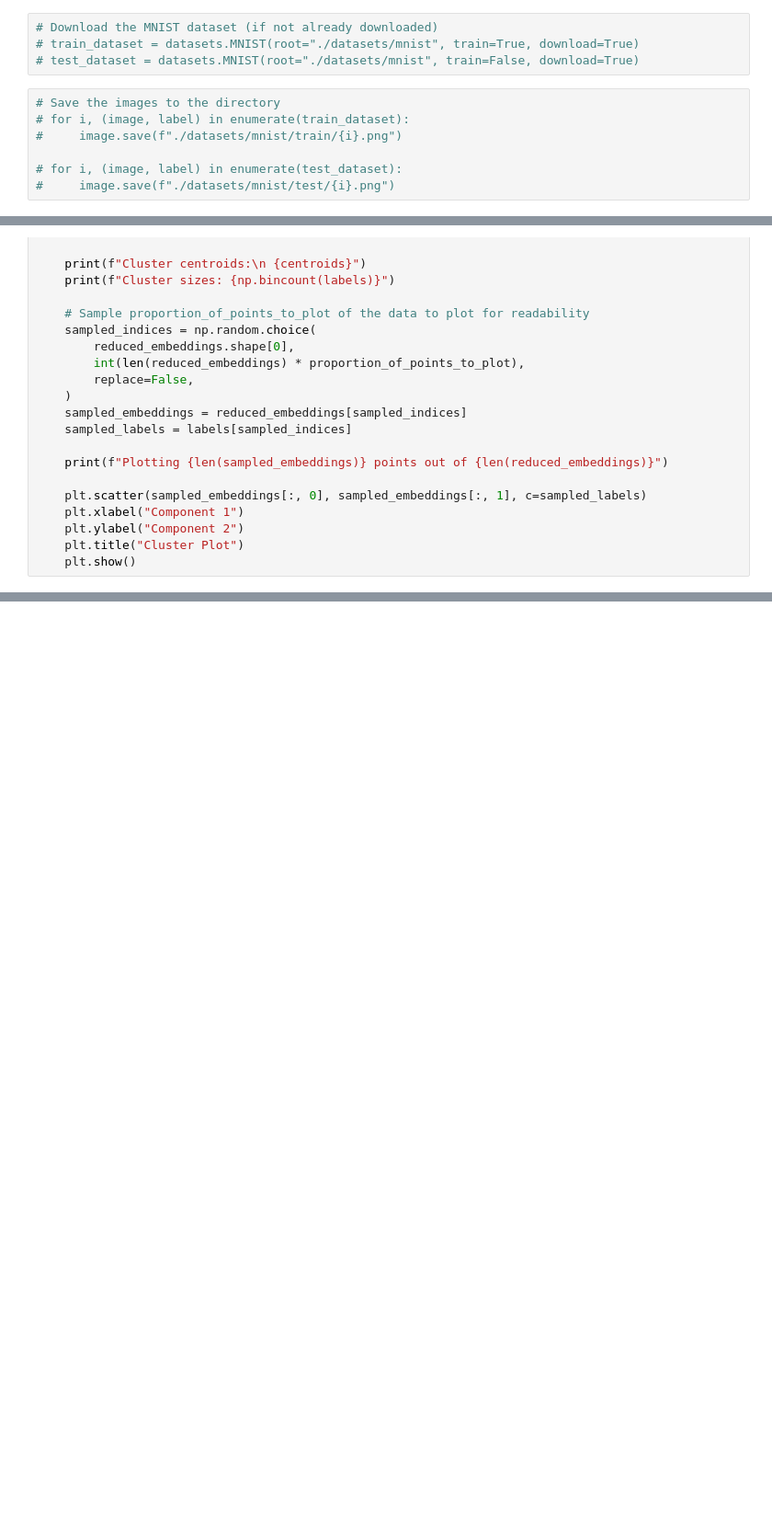
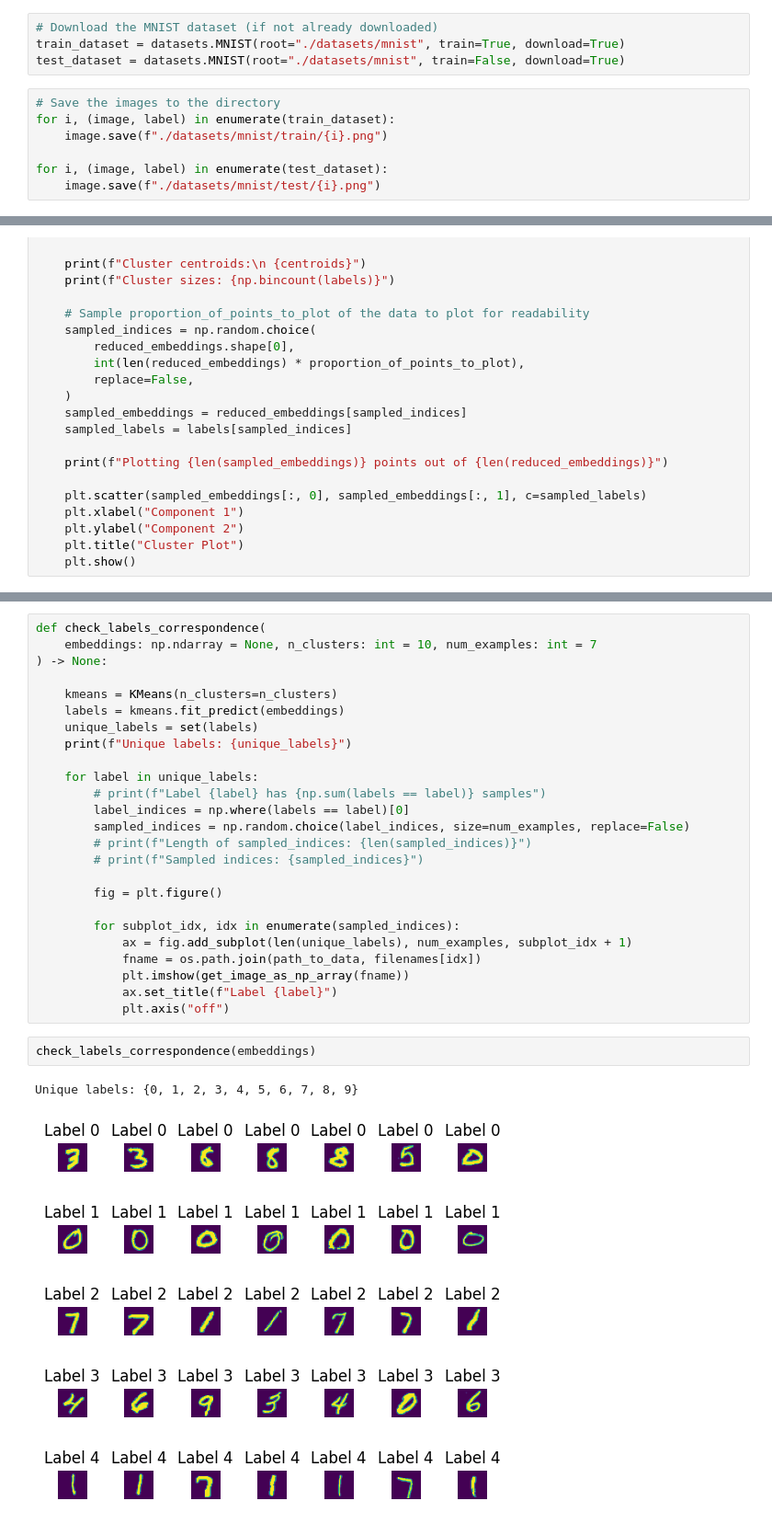
Before and after one commit to MKaczkow/ml_concepts, a Jupyter notebook: ideas/ssl/simcrl_mnist.ipynb, the cells around one changed output, grey strips where cells are left out. Shown at 92% size. Drawn from its saved outputs; the diff is of its cells as text; blank space fills up the shorter version.

Commit message:
added checking label correspondence

```diff
--- a/ideas/ssl/simcrl_mnist.ipynb
+++ b/ideas/ssl/simcrl_mnist.ipynb
@@ -59,15 +59,15 @@ os.makedirs("./datasets/mnist/train", exist_ok=True)
 os.makedirs("./datasets/mnist/test", exist_ok=True)
 # %%
 # Download the MNIST dataset (if not already downloaded)
-# train_dataset = datasets.MNIST(root="./datasets/mnist", train=True, download=True)
-# test_dataset = datasets.MNIST(root="./datasets/mnist", train=False, download=True)
+train_dataset = datasets.MNIST(root="./datasets/mnist", train=True, download=True)
+test_dataset = datasets.MNIST(root="./datasets/mnist", train=False, download=True)
 # %%
 # Save the images to the directory
-# for i, (image, label) in enumerate(train_dataset):
-#     image.save(f"./datasets/mnist/train/{i}.png")
+for i, (image, label) in enumerate(train_dataset):
+    image.save(f"./datasets/mnist/train/{i}.png")
 
-# for i, (image, label) in enumerate(test_dataset):
-#     image.save(f"./datasets/mnist/test/{i}.png")
+for i, (image, label) in enumerate(test_dataset):
+    image.save(f"./datasets/mnist/test/{i}.png")
 # %%
 # Remove original data to prevent errors (if it exists)
 if os.path.exists("./datasets/mnist/MNIST"):
@@ -407,0 +405,34 @@ Plotting 700 points out of 70000
+# %%
+def check_labels_correspondence(
+    embeddings: np.ndarray = None, n_clusters: int = 10, num_examples: int = 7
+) -> None:
+
+    kmeans = KMeans(n_clusters=n_clusters)
+    labels = kmeans.fit_predict(embeddings)
+    unique_labels = set(labels)
+    print(f"Unique labels: {unique_labels}")
+
+    for label in unique_labels:
+        # print(f"Label {label} has {np.sum(labels == label)} samples")
+        label_indices = np.where(labels == label)[0]
+        sampled_indices = np.random.choice(label_indices, size=num_examples, replace=False)
+        # print(f"Length of sampled_indices: {len(sampled_indices)}")
+        # print(f"Sampled indices: {sampled_indices}")
+
+        fig = plt.figure()
+
+        for subplot_idx, idx in enumerate(sampled_indices):
+            ax = fig.add_subplot(len(unique_labels), num_examples, subplot_idx + 1)
+            fname = os.path.join(path_to_data, filenames[idx])
+            plt.imshow(get_image_as_np_array(fname))
+            ax.set_title(f"Label {label}")
+            plt.axis("off")
+# %%
+check_labels_correspondence(embeddings)
+# %% [output]
+Unique labels: {0, 1, 2, 3, 4, 5, 6, 7, 8, 9}
+[figure, added]
+[figure, added]
+[figure, added]
+[figure, added]
+[figure, added]
```
Also changed, not shown: parts of 7 cells of this notebook.
